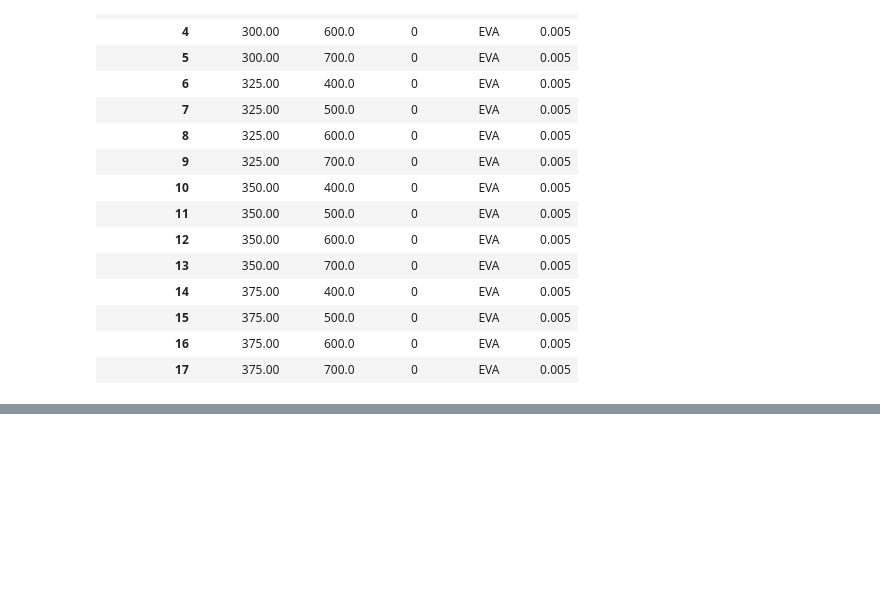
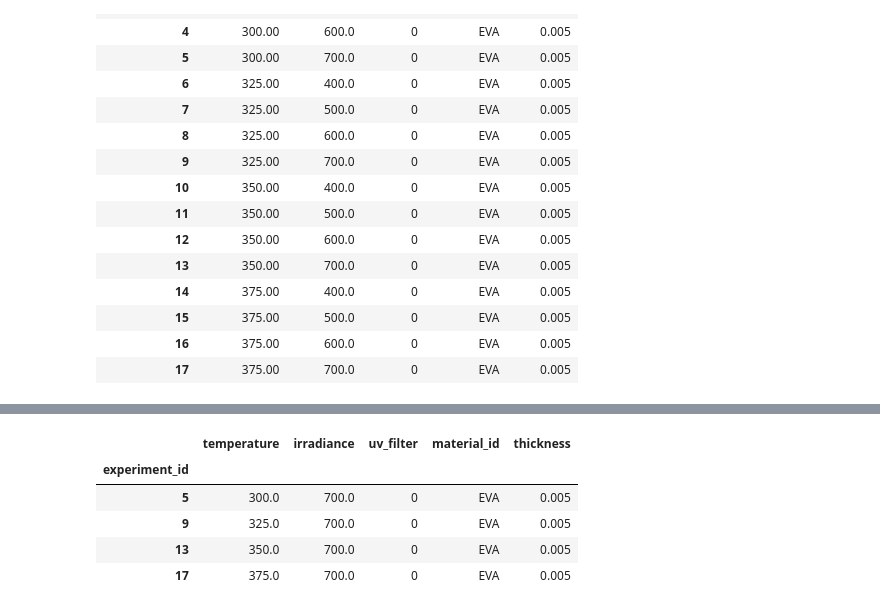
Before and after one commit to thehackerwithin/berkeley, a Jupyter notebook: code_examples/SQL/SQL_Tutorial-0.ipynb, the cells around one changed output, grey strips where cells are left out. Cells and saved outputs as stored; diff of their text form; code cells hidden in the pictures; blank space fills up the shorter version.

```diff
--- a/code_examples/SQL/SQL_Tutorial-0.ipynb
+++ b/code_examples/SQL/SQL_Tutorial-0.ipynb
@@ -314,0 +321,10 @@ pd.read_sql('select * from experiments', conn, index_col='experiment_id')
+# %%
+# Python's SQLite let's you use either '==' or '=', but I think SQL only allows '=', okay?
+pd.read_sql('SELECT * FROM experiments WHERE irradiance = 700 ORDER BY temperature', conn, index_col='experiment_id')
+# %% [output]
+|  | temperature | irradiance | uv_filter | material_id | thickness |
+| experiment_id |  |  |  |  |  |
+| 5 | 300.0 | 700.0 | 0 | EVA | 0.005 |
+| 9 | 325.0 | 700.0 | 0 | EVA | 0.005 |
+| 13 | 350.0 | 700.0 | 0 | EVA | 0.005 |
+| 17 | 375.0 | 700.0 | 0 | EVA | 0.005 |
```
Also changed, not shown: parts of 17 cells of this notebook.
